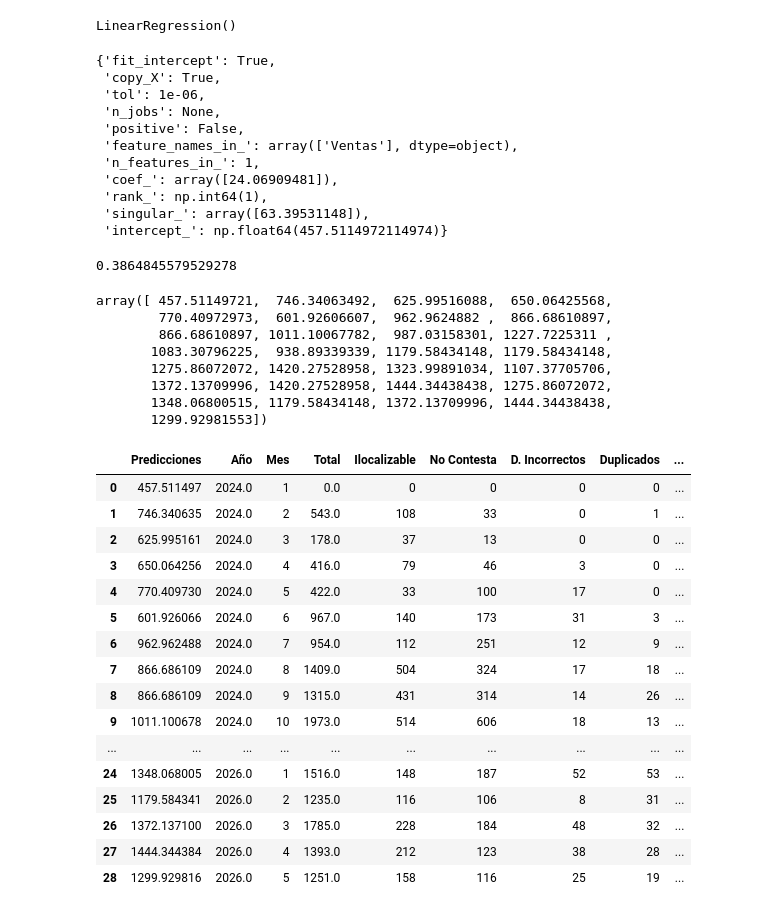
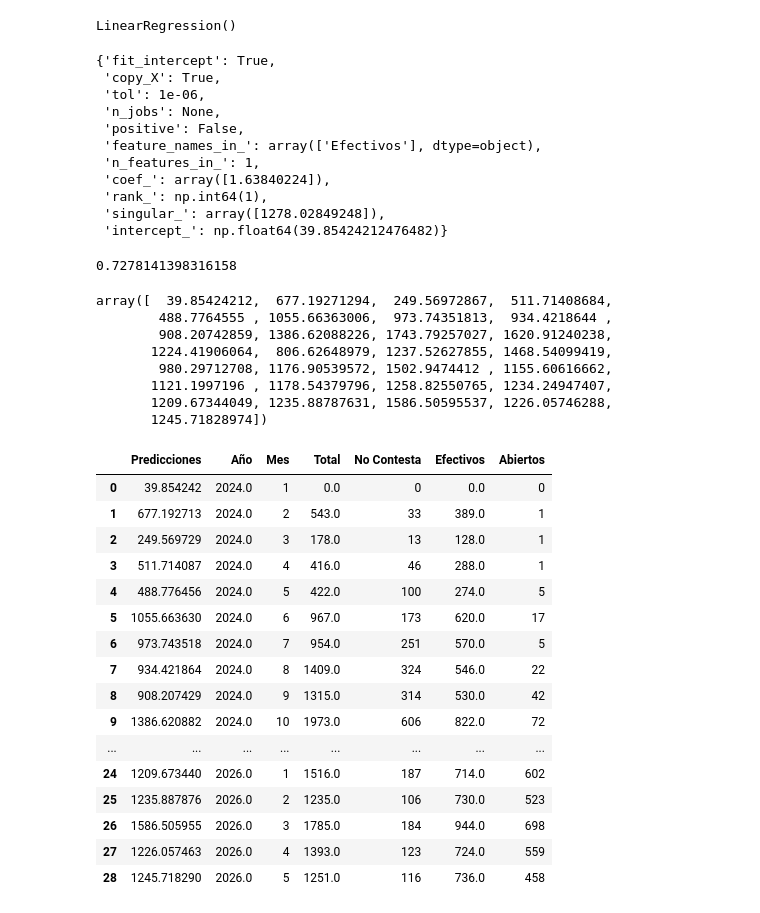
Before and after one commit to a01739242-ui/Regresion_lineal, a Jupyter notebook: Actividad5.2/correlacion_leads.ipynb, the cells around one changed output. Cells and saved outputs as stored; diff of their text form; code cells hidden in the pictures.

```diff
--- a/Actividad5.2/correlacion_leads.ipynb
+++ b/Actividad5.2/correlacion_leads.ipynb
@@ -269,5 +269,9 @@ data.columns
 Index(['Año', 'Mes', 'Total', 'Ilocalizable', 'No Contesta', 'D. Incorrectos',
        'Duplicados', 'Efectivos', 'Abiertos', 'Ventas', 'Conversion '],
       dtype='str')
+# %%
+# Seleccionamos únicamente las variables de la regresión
+
+variables_regresion = data[['Año', 'Mes', 'Total','No Contesta','Efectivos','Abiertos']]
 # %%
 from turtle import color
@@ -278,6 +282,6 @@ sns.scatterplot(x='Ventas', y='Total', color="red", data=data)
 # %%
 #Declaramos las variables dependientes e independientes para la regresión lineal
-Vars_Indep= data[['Ventas']]
+Vars_Indep= data[['Efectivos']]
 Var_Dep= data['Total']
 # %%
 %pip install scikit-learn
@@ -307,49 +311,49 @@ model.__dict__
  'tol': 1e-06,
  'n_jobs': None,
  'positive': False,
- 'feature_names_in_': array(['Ventas'], dtype=object),
+ 'feature_names_in_': array(['Efectivos'], dtype=object),
  'n_features_in_': 1,
- 'coef_': array([24.06909481]),
+ 'coef_': array([1.63840224]),
  'rank_': np.int64(1),
- 'singular_': array([63.39531148]),
- 'intercept_': np.float64(457.5114972114974)}
+ 'singular_': array([1278.02849248]),
+ 'intercept_': np.float64(39.85424212476482)}
 # %%
 #Evaluamos la eficiencia del modelo obtenido por medio del coeficiente R Determinación
 model.score(Vars_Indep,Var_Dep)
 # %% [output]
-0.3864845579529278
+0.7278141398316158
 # %%
-y_pred= model.predict(X=data[['Ventas']])
+y_pred= model.predict(X=variables_regresion[['Efectivos']])
 y_pred
 # %% [output]
-array([ 457.51149721,  746.34063492,  625.99516088,  650.06425568,
-        770.40972973,  601.92606607,  962.9624882 ,  866.68610897,
-        866.68610897, 1011.10067782,  987.03158301, 1227.7225311 ,
-       1083.30796225,  938.89339339, 1179.58434148, 1179.58434148,
-       1275.86072072, 1420.27528958, 1323.99891034, 1107.37705706,
-       1372.13709996, 1420.27528958, 1444.34438438, 1275.86072072,
-       1348.06800515, 1179.58434148, 1372.13709996, 1444.34438438,
-       1299.92981553])
+array([  39.85424212,  677.19271294,  249.56972867,  511.71408684,
+        488.7764555 , 1055.66363006,  973.74351813,  934.4218644 ,
+        908.20742859, 1386.62088226, 1743.79257027, 1620.91240238,
+       1224.41906064,  806.62648979, 1237.52627855, 1468.54099419,
+        980.29712708, 1176.90539572, 1502.9474412 , 1155.60616662,
+       1121.1997196 , 1178.54379796, 1258.82550765, 1234.24947407,
+       1209.67344049, 1235.88787631, 1586.50595537, 1226.05746288,
+       1245.71828974])
 # %%
 #Insertamos la columna de predicciones en el DataFrame
-data.insert(0, 'Predicciones', y_pred)
-data
+variables_regresion.insert(0, 'Predicciones', y_pred)
+variables_regresion
 # %% [output]
-|  | Predicciones | Año | Mes | Total | Ilocalizable | No Contesta | D. Incorrectos | Duplicados | ... |
-| 0 | 457.511497 | 2024.0 | 1 | 0.0 | 0 | 0 | 0 | 0 | ... |
-| 1 | 746.340635 | 2024.0 | 2 | 543.0 | 108 | 33 | 0 | 1 | ... |
-| 2 | 625.995161 | 2024.0 | 3 | 178.0 | 37 | 13 | 0 | 0 | ... |
-| 3 | 650.064256 | 2024.0 | 4 | 416.0 | 79 | 46 | 3 | 0 | ... |
-| 4 | 770.409730 | 2024.0 | 5 | 422.0 | 33 | 100 | 17 | 0 | ... |
-| 5 | 601.926066 | 2024.0 | 6 | 967.0 | 140 | 173 | 31 | 3 | ... |
-| 6 | 962.962488 | 2024.0 | 7 | 954.0 | 112 | 251 | 12 | 9 | ... |
-| 7 | 866.686109 | 2024.0 | 8 | 1409.0 | 504 | 324 | 17 | 18 | ... |
-| 8 | 866.686109 | 2024.0 | 9 | 1315.0 | 431 | 314 | 14 | 26 | ... |
-| 9 | 1011.100678 | 2024.0 | 10 | 1973.0 | 514 | 606 | 18 | 13 | ... |
-| ... | ... | ... | ... | ... | ... | ... | ... | ... | ... |
-| 24 | 1348.068005 | 2026.0 | 1 | 1516.0 | 148 | 187 | 52 | 53 | ... |
-| 25 | 1179.584341 | 2026.0 | 2 | 1235.0 | 116 | 106 | 8 | 31 | ... |
-| 26 | 1372.137100 | 2026.0 | 3 | 1785.0 | 228 | 184 | 48 | 32 | ... |
-| 27 | 1444.344384 | 2026.0 | 4 | 1393.0 | 212 | 123 | 38 | 28 | ... |
-| 28 | 1299.929816 | 2026.0 | 5 | 1251.0 | 158 | 116 | 25 | 19 | ... |
+|  | Predicciones | Año | Mes | Total | No Contesta | Efectivos | Abiertos |
+| 0 | 39.854242 | 2024.0 | 1 | 0.0 | 0 | 0.0 | 0 |
+| 1 | 677.192713 | 2024.0 | 2 | 543.0 | 33 | 389.0 | 1 |
+| 2 | 249.569729 | 2024.0 | 3 | 178.0 | 13 | 128.0 | 1 |
+| 3 | 511.714087 | 2024.0 | 4 | 416.0 | 46 | 288.0 | 1 |
+| 4 | 488.776456 | 2024.0 | 5 | 422.0 | 100 | 274.0 | 5 |
+| 5 | 1055.663630 | 2024.0 | 6 | 967.0 | 173 | 620.0 | 17 |
+| 6 | 973.743518 | 2024.0 | 7 | 954.0 | 251 | 570.0 | 5 |
+| 7 | 934.421864 | 2024.0 | 8 | 1409.0 | 324 | 546.0 | 22 |
+| 8 | 908.207429 | 2024.0 | 9 | 1315.0 | 314 | 530.0 | 42 |
+| 9 | 1386.620882 | 2024.0 | 10 | 1973.0 | 606 | 822.0 | 72 |
+| ... | ... | ... | ... | ... | ... | ... | ... |
+| 24 | 1209.673440 | 2026.0 | 1 | 1516.0 | 187 | 714.0 | 602 |
+| 25 | 1235.887876 | 2026.0 | 2 | 1235.0 | 106 | 730.0 | 523 |
+| 26 | 1586.505955 | 2026.0 | 3 | 1785.0 | 184 | 944.0 | 698 |
+| 27 | 1226.057463 | 2026.0 | 4 | 1393.0 | 123 | 724.0 | 559 |
+| 28 | 1245.718290 | 2026.0 | 5 | 1251.0 | 116 | 736.0 | 458 |
 # %%
```
Also changed, not shown: parts of 9 cells of this notebook.
